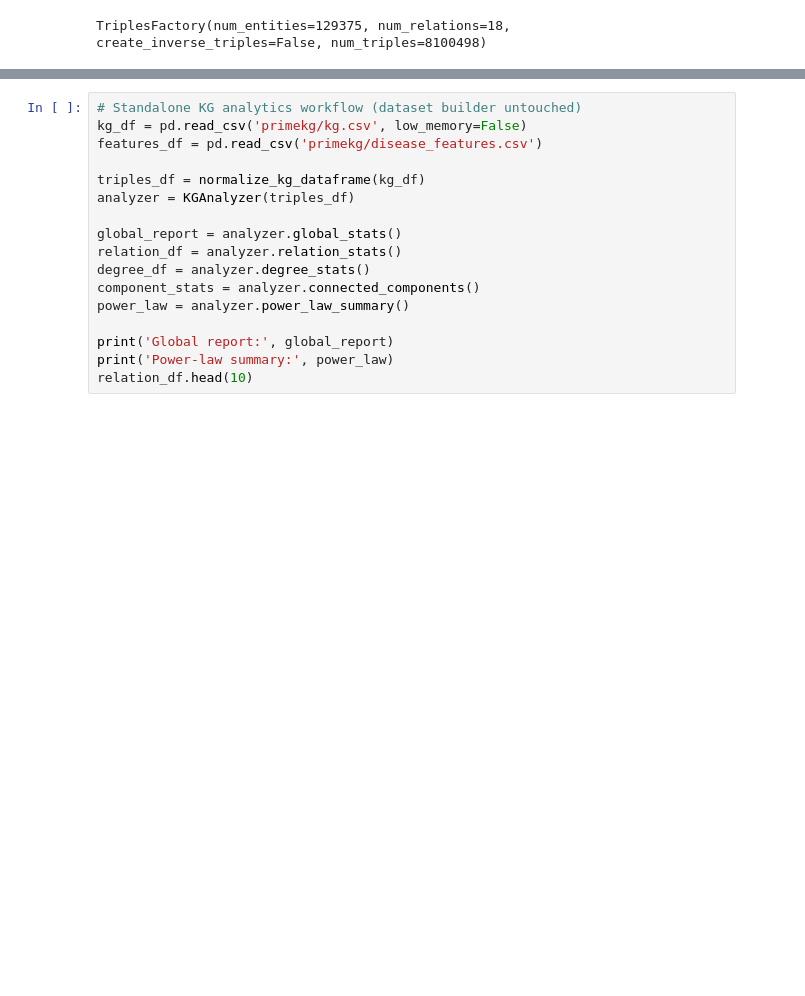
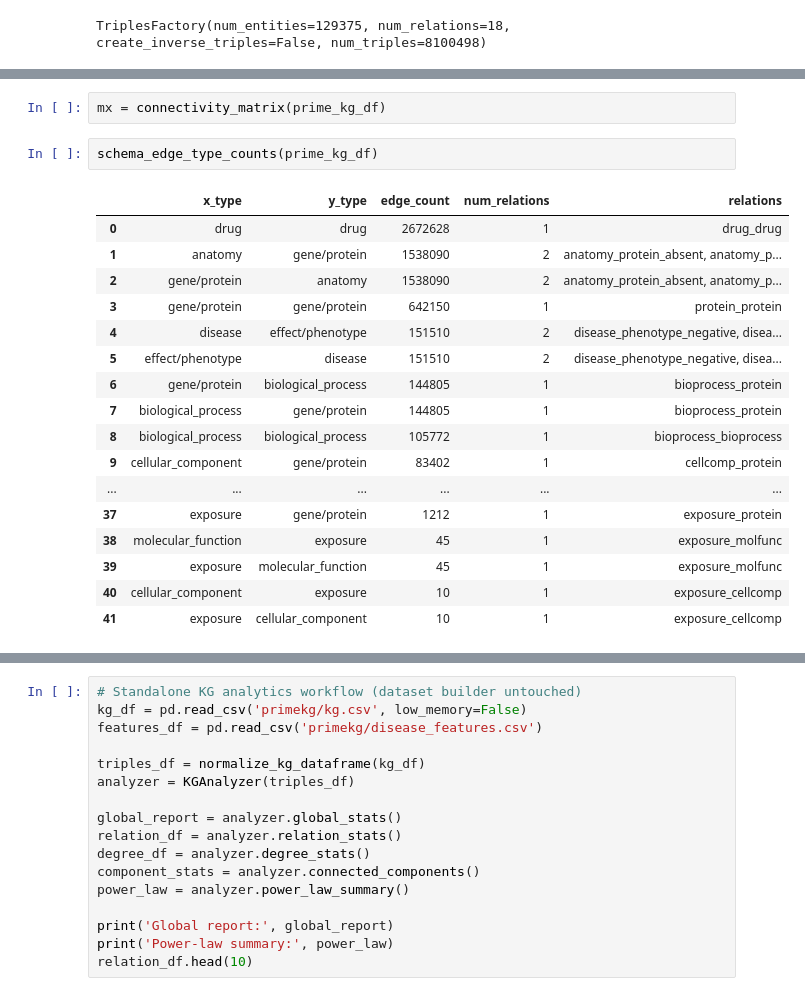
Before and after one commit to wittmajerd/Disease-Gene-Prioritization-Project, a Jupyter notebook: KG_analysis.ipynb, the cells around one changed output, grey strips where cells are left out. Cells and saved outputs as stored; diff of their text form; blank space fills up the shorter version.

```diff
--- a/KG_analysis.ipynb
+++ b/KG_analysis.ipynb
@@ -242,0 +208,22 @@ prime_kg.head()
+# %%
+mx = connectivity_matrix(prime_kg_df)
+# %%
+schema_edge_type_counts(prime_kg_df)
+# %% [output]
+|  | x_type | y_type | edge_count | num_relations | relations |
+| 0 | drug | drug | 2672628 | 1 | drug_drug |
+| 1 | anatomy | gene/protein | 1538090 | 2 | anatomy_protein_absent, anatomy_p... |
+| 2 | gene/protein | anatomy | 1538090 | 2 | anatomy_protein_absent, anatomy_p... |
+| 3 | gene/protein | gene/protein | 642150 | 1 | protein_protein |
+| 4 | disease | effect/phenotype | 151510 | 2 | disease_phenotype_negative, disea... |
+| 5 | effect/phenotype | disease | 151510 | 2 | disease_phenotype_negative, disea... |
+| 6 | gene/protein | biological_process | 144805 | 1 | bioprocess_protein |
+| 7 | biological_process | gene/protein | 144805 | 1 | bioprocess_protein |
+| 8 | biological_process | biological_process | 105772 | 1 | bioprocess_bioprocess |
+| 9 | cellular_component | gene/protein | 83402 | 1 | cellcomp_protein |
+| ... | ... | ... | ... | ... | ... |
+| 37 | exposure | gene/protein | 1212 | 1 | exposure_protein |
+| 38 | molecular_function | exposure | 45 | 1 | exposure_molfunc |
+| 39 | exposure | molecular_function | 45 | 1 | exposure_molfunc |
+| 40 | cellular_component | exposure | 10 | 1 | exposure_cellcomp |
+| 41 | exposure | cellular_component | 10 | 1 | exposure_cellcomp |
```
Also changed, not shown: parts of 19 cells of this notebook, 1 other file.
